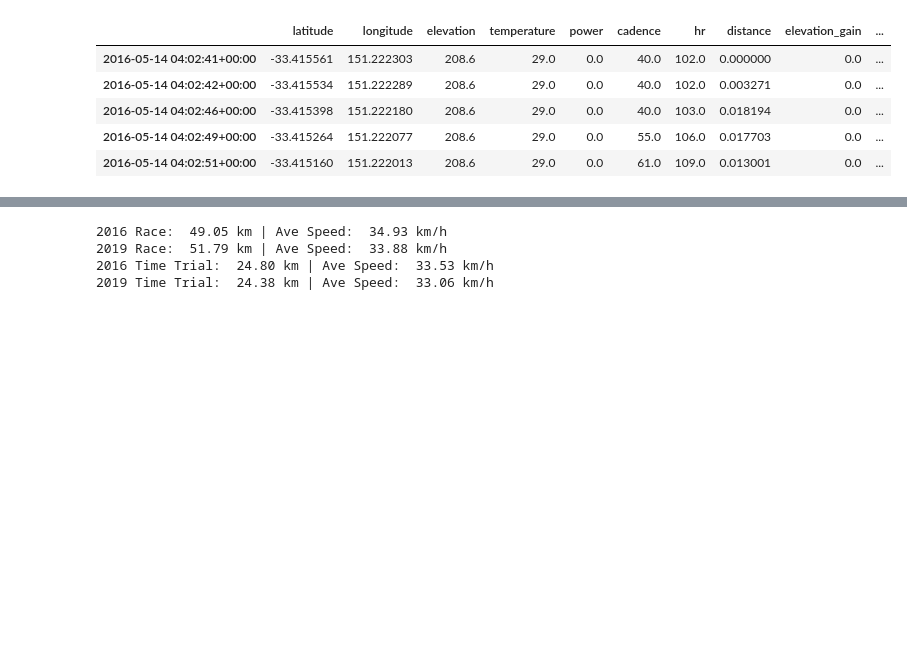
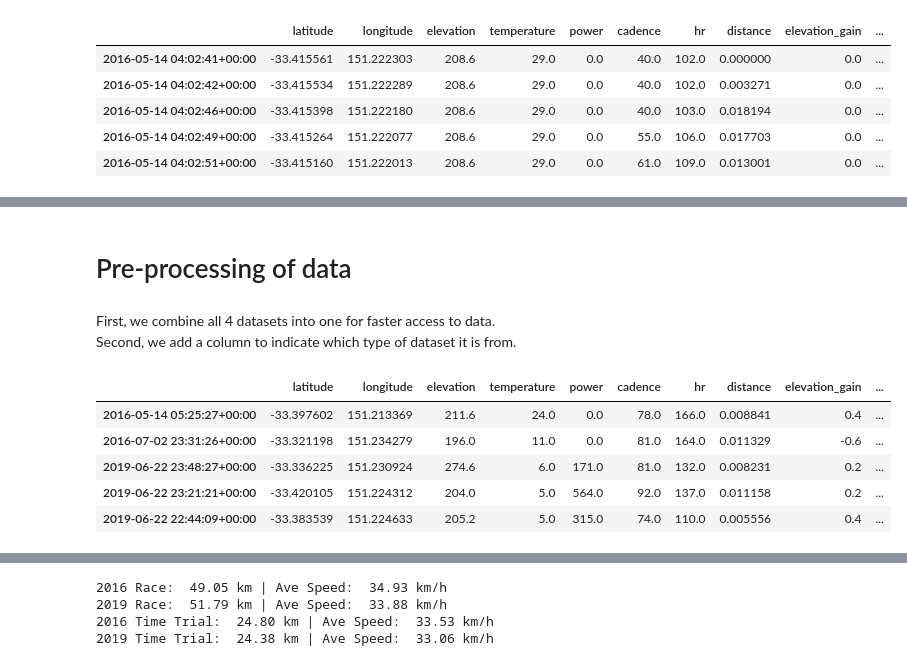
Before and after one commit to walthersy/DataScience-Portfolio, a Jupyter notebook: Portfolio 1.ipynb, the cells around one changed output, grey strips where cells are left out. Cells and saved outputs as stored; diff of their text form; code cells hidden in the pictures; blank space fills up the shorter version.

```diff
--- a/Portfolio 1.ipynb
+++ b/Portfolio 1.ipynb
@@ -53,0 +64,32 @@ rr_2016.head()
+# %% [markdown]
+# Pre-processing of data
+# %% [markdown]
+First, we combine all 4 datasets into one for faster access to data.
+Second, we add a column to indicate which type of dataset it is from.
+# %%
+# Combining datasets to prep data for plots
+
+# Assign datasets to new variables with a new column indicating type of dataset
+
+r16 = rr_2016.copy(deep=True)
+r16['dataset'] = "2016 Race"
+
+t16 = tt_2016.copy(deep=True)
+t16['dataset'] = "2016 Time Trial"
+
+r19 = rr_2019.copy(deep=True)
+r19['dataset'] = "2019 Race"
+
+t19 = tt_2019.copy(deep=True)
+t19['dataset'] = "2019 Time Trial"
+
+merge = [r16,t16,r19,t19]
+df = pd.concat(merge)
+df.sample(n=5)
+# %% [output]
+|  | latitude | longitude | elevation | temperature | power | cadence | hr | distance | elevation_gain | ... |
+| 2016-05-14 05:25:27+00:00 | -33.397602 | 151.213369 | 211.6 | 24.0 | 0.0 | 78.0 | 166.0 | 0.008841 | 0.4 | ... |
+| 2016-07-02 23:31:26+00:00 | -33.321198 | 151.234279 | 196.0 | 11.0 | 0.0 | 81.0 | 164.0 | 0.011329 | -0.6 | ... |
+| 2019-06-22 23:48:27+00:00 | -33.336225 | 151.230924 | 274.6 | 6.0 | 171.0 | 81.0 | 132.0 | 0.008231 | 0.2 | ... |
+| 2019-06-22 23:21:21+00:00 | -33.420105 | 151.224312 | 204.0 | 5.0 | 564.0 | 92.0 | 137.0 | 0.011158 | 0.2 | ... |
+| 2019-06-22 22:44:09+00:00 | -33.383539 | 151.224633 | 205.2 | 5.0 | 315.0 | 74.0 | 110.0 | 0.005556 | 0.4 | ... |
```
Also changed, not shown: parts of 20 cells of this notebook.
